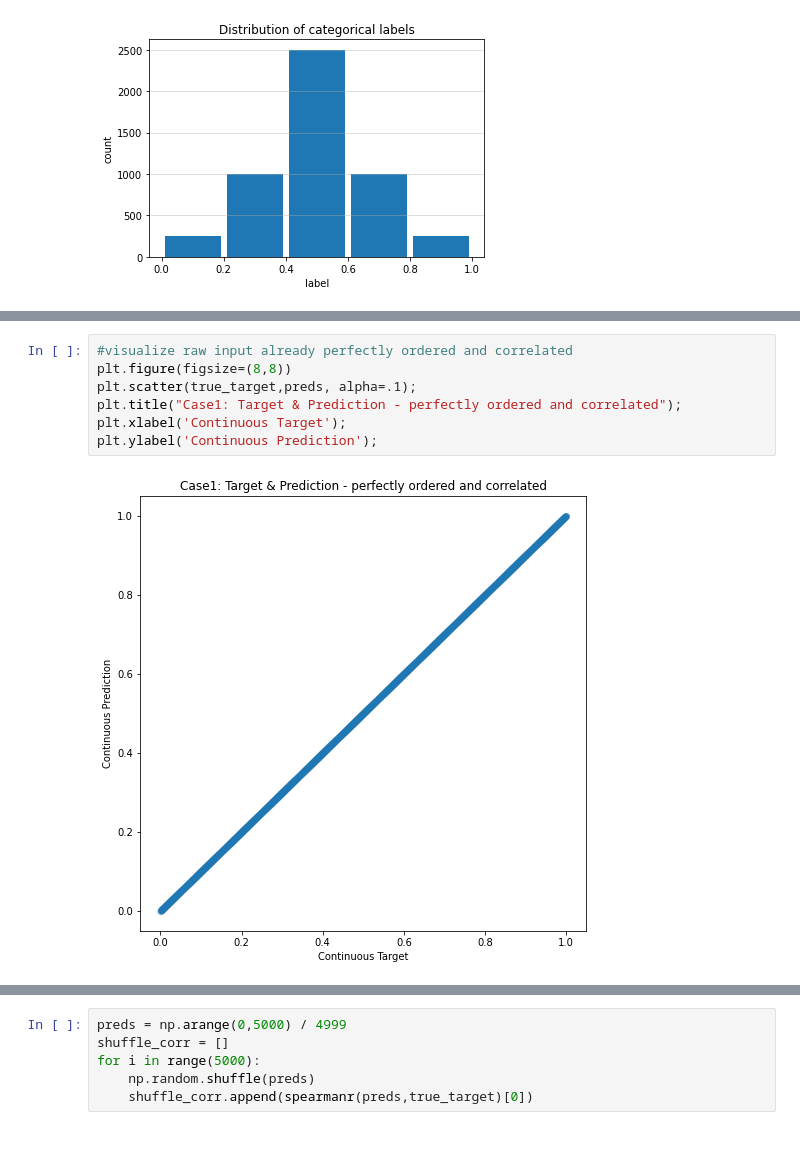
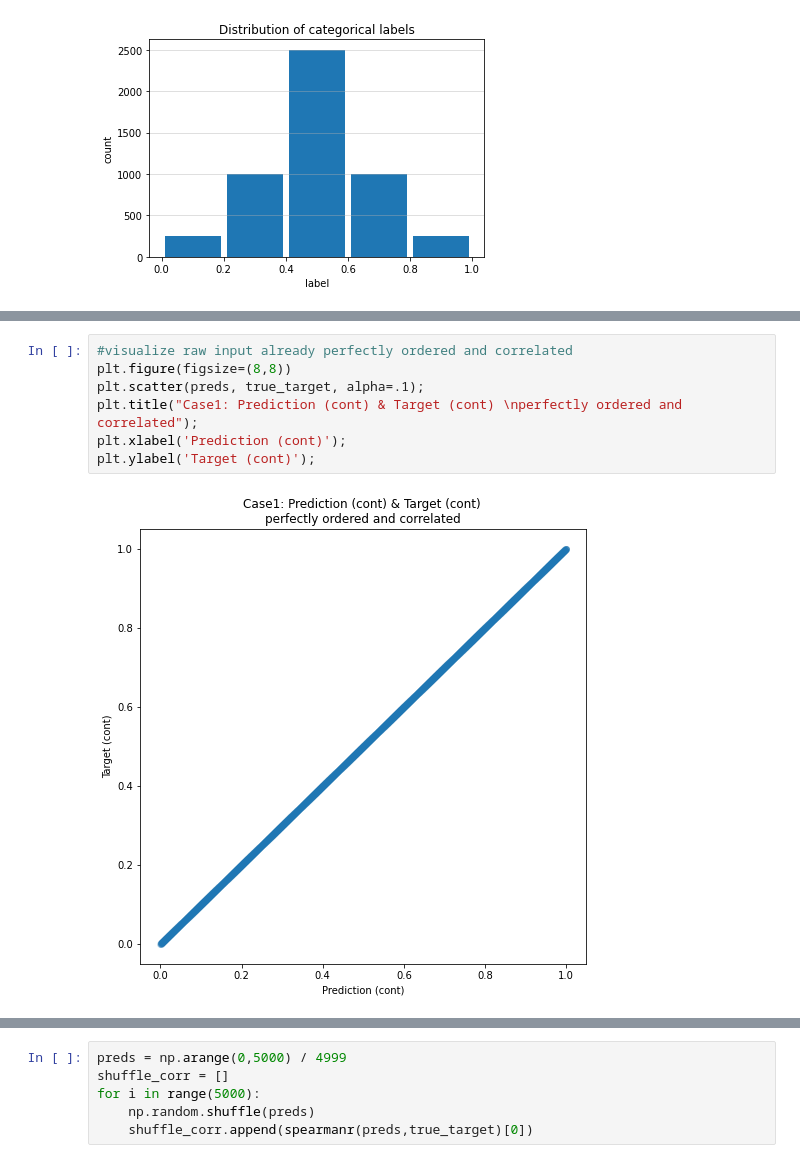
Before and after one commit to anyaconda/myStats, a Jupyter notebook: mySpearmanSimulation.ipynb, the cells around one changed output, grey strips where cells are left out. Saved outputs shown, nothing was run; the diff lists cells and outputs as text.

```diff
--- a/mySpearmanSimulation.ipynb
+++ b/mySpearmanSimulation.ipynb
@@ -77,9 +135,9 @@ Samples are correlated (reject H0) p=0.0000
 # %%
 #visualize raw input already perfectly ordered and correlated
 plt.figure(figsize=(8,8))
-plt.scatter(true_target,preds, alpha=.1);
-plt.title("Case1: Target & Prediction - perfectly ordered and correlated");
-plt.xlabel('Continuous Target');
-plt.ylabel('Continuous Prediction');
+plt.scatter(preds, true_target, alpha=.1);
+plt.title("Case1: Prediction (cont) & Target (cont) \nperfectly ordered and correlated");
+plt.xlabel('Prediction (cont)');
+plt.ylabel('Target (cont)');
 # %% [output]
-[figure, old version]
+[figure, new version]
```
Also changed, not shown: parts of 63 cells of this notebook.
